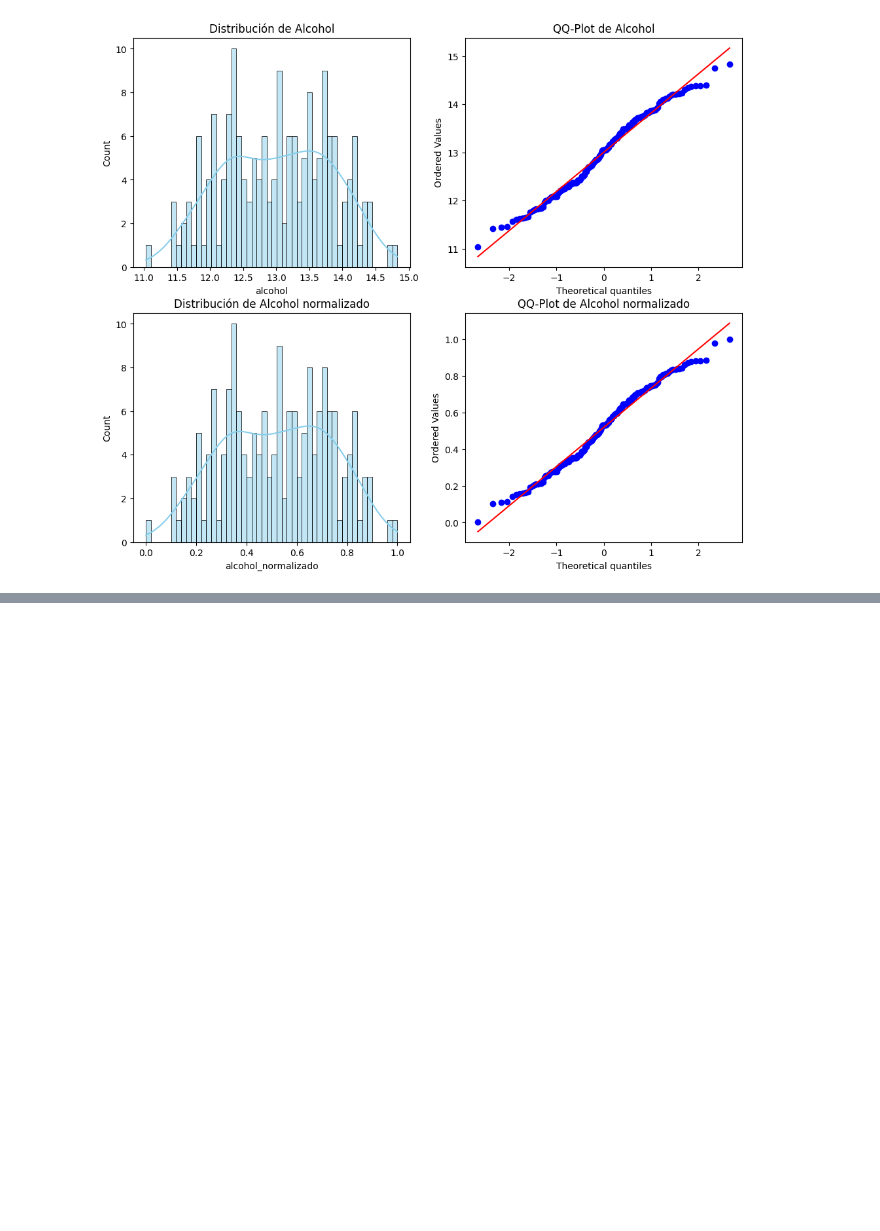
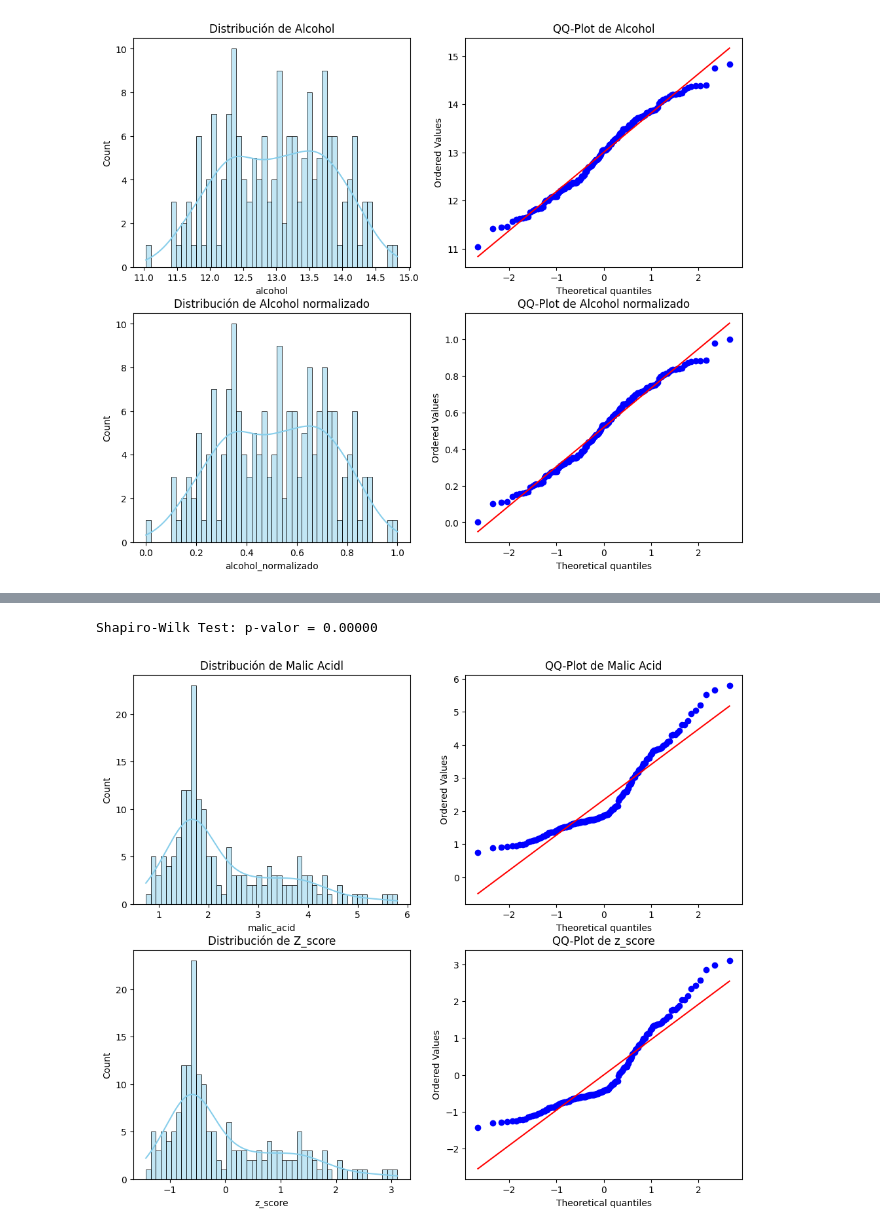
Before and after one commit to AleR26/ColabFiles, a Jupyter notebook: Tarea_20_Ejercicios_de_Normalizacion.ipynb, the cells around one changed output, grey strips where cells are left out. Drawn from its saved outputs; the diff is of its cells as text; code cells hidden in the pictures; blank space fills up the shorter version.

```diff
--- a/Tarea_20_Ejercicios_de_Normalizacion.ipynb
+++ b/Tarea_20_Ejercicios_de_Normalizacion.ipynb
@@ -115,0 +125,6 @@ Preguntas:
+# %%
+mean_malic = np.mean(wine_df['malic_acid'])
+std_malic = np.std(wine_df['malic_acid'])
+
+wine_df['z_score'] = (wine_df['malic_acid'] - mean_malic) / std_malic
+wine_df
@@ -116,3 +145,33 @@ Preguntas:
+# %%
+shapiro_test = stats.shapiro(wine_df['z_score'].sample(min(5000, len(wine_df['z_score'])), random_state=42))  # Muestra de 5000 para evitar problemas de cómputo
+print(f"Shapiro-Wilk Test: p-valor = {shapiro_test.pvalue:.5f}")
+# %% [output]
+Shapiro-Wilk Test: p-valor = 0.00000
+# %%
+plt.figure(figsize=(12, 10))
+# Histograma
+plt.subplot(2, 2, 1)
+sns.histplot(wine_df['malic_acid'], bins=50, kde=True, color="skyblue")
+plt.title(f"Distribución de Malic Acidl")
+
+# QQ-Plot
+plt.subplot(2, 2, 2)
+stats.probplot(wine_df['malic_acid'], dist="norm", plot=plt)
+plt.title(f"QQ-Plot de Malic Acid")
+
+# Histograma
+plt.subplot(2, 2, 3)
+sns.histplot(wine_df['z_score'], bins=50, kde=True, color="skyblue")
+plt.title(f"Distribución de Z_score")
+
+# QQ-Plot
+plt.subplot(2, 2, 4)
+stats.probplot(wine_df['z_score'], dist="norm", plot=plt)
+plt.title(f"QQ-Plot de z_score")
+
+plt.show()
+# %% [output]
+[figure, added]
 # %% [markdown]
 Ejercicio 3: Transformación Logarítmica
 Instrucciones:
```
Also changed, not shown: parts of 18 cells of this notebook.
